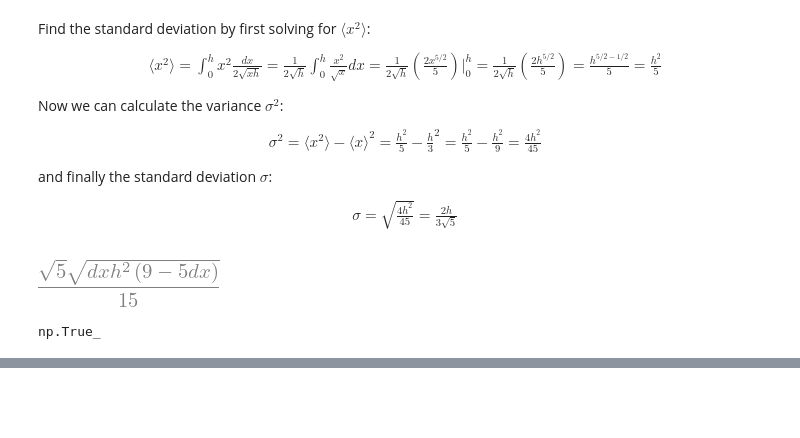
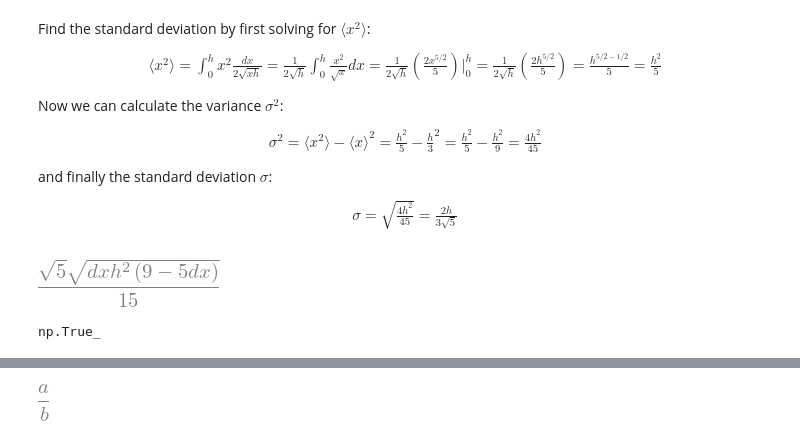
Before and after one commit to Artuk009/QuantumMechanics, a Jupyter notebook: IntroductionToQuantumMechanics/Chapter_01.ipynb, the cells around one changed output, grey strips where cells are left out. Drawn from its saved outputs; the diff is of its cells as text; code cells hidden in the pictures; blank space fills up the shorter version.

```diff
--- a/IntroductionToQuantumMechanics/Chapter_01.ipynb
+++ b/IntroductionToQuantumMechanics/Chapter_01.ipynb
@@ -249,0 +304,12 @@ A(b-x)/(b-a) & a\leq x\leq b \\
+# %%
+# With code
+# Define variables and expressions
+a,b,x = sp.symbols("a,b,x")
+A = sp.sqrt(3/b)
+expr = A**2*(x**2/a**2)
+
+# Integrate
+integral_0toa = sp.integrate(expr,(x,0,a))
+integral_0toa
+# %% [output]
+[figure, added]
```
Also changed, not shown: parts of 10 cells of this notebook.
